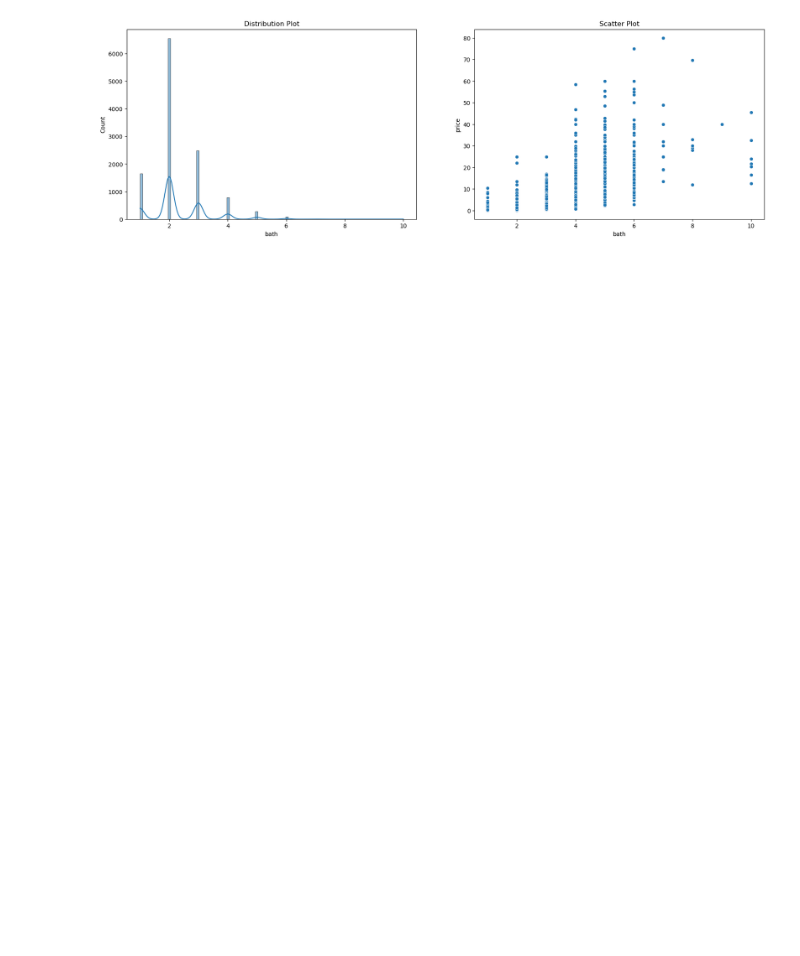
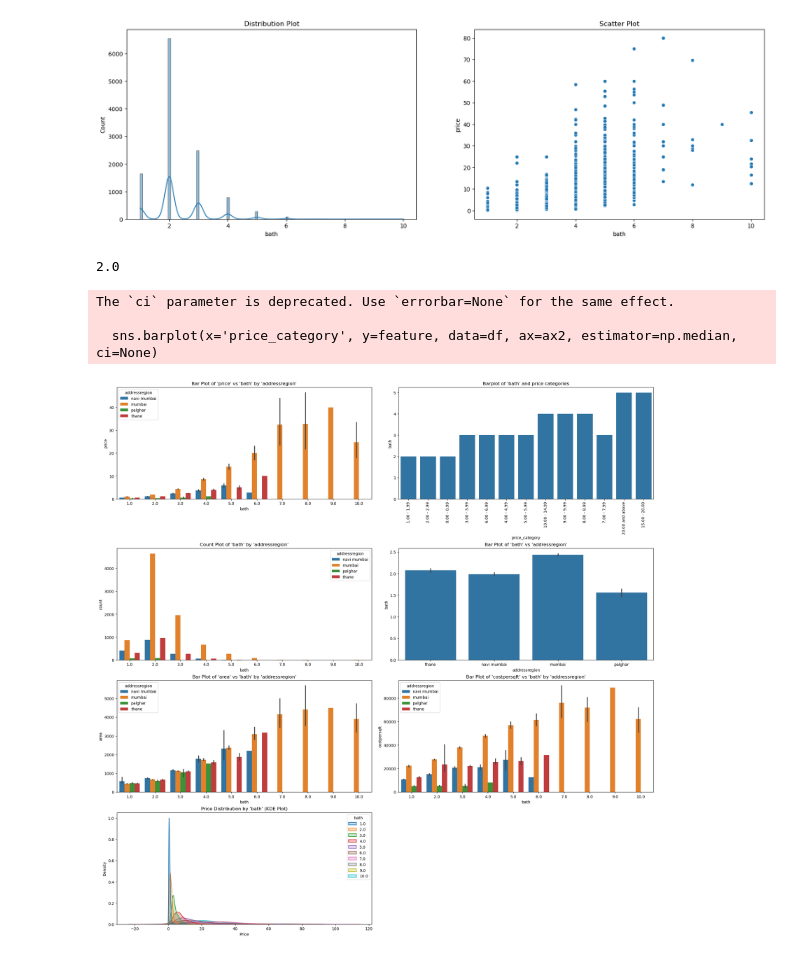
Before and after one commit to Buzz1993/magicbricks-property-analysis-and-price-prediction, a Jupyter notebook: notebooks/magicbricks/3.2nd_multlivariate_analysis.ipynb, the cells around one changed output. Drawn from its saved outputs; the diff is of its cells as text; code cells hidden in the pictures; blank space fills up the shorter version.

```diff
--- a/notebooks/magicbricks/3.2nd_multlivariate_analysis.ipynb
+++ b/notebooks/magicbricks/3.2nd_multlivariate_analysis.ipynb
@@ -176,3 +470,14 @@ def num_two_chart_plot(df, feature):
 num_two_chart_plot(df, 'bath')
 # %% [output]
 [figure]
+# %%
+df[df['addressregion'] == 'mumbai']['bath'].median()
+# %% [output]
+2.0
+# %%
+region_plots(df, 'bath')
+# %% [output]
+The `ci` parameter is deprecated. Use `errorbar=None` for the same effect.
+
+  sns.barplot(x='price_category', y=feature, data=df, ax=ax2, estimator=np.median, ci=None)
+[figure, added]
```
Also changed, not shown: parts of 48 cells of this notebook.
